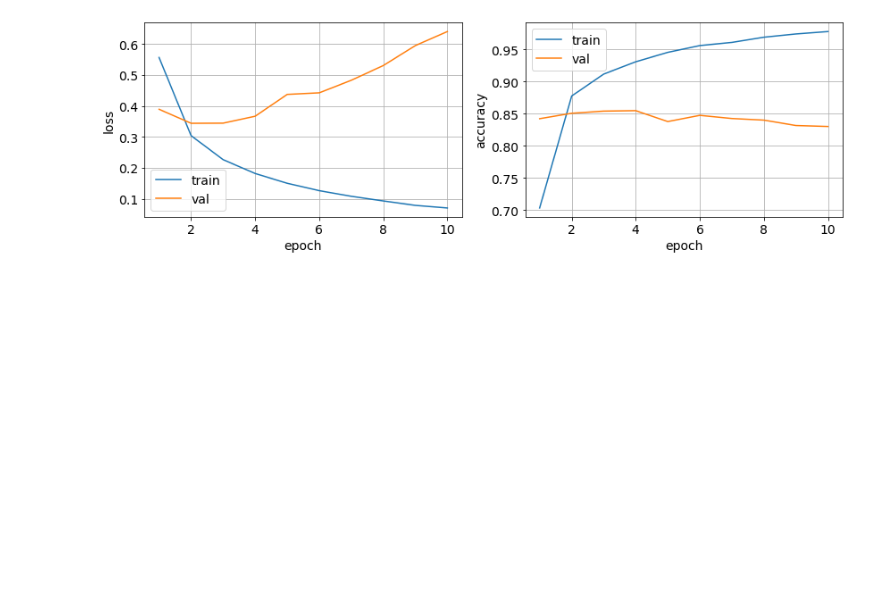
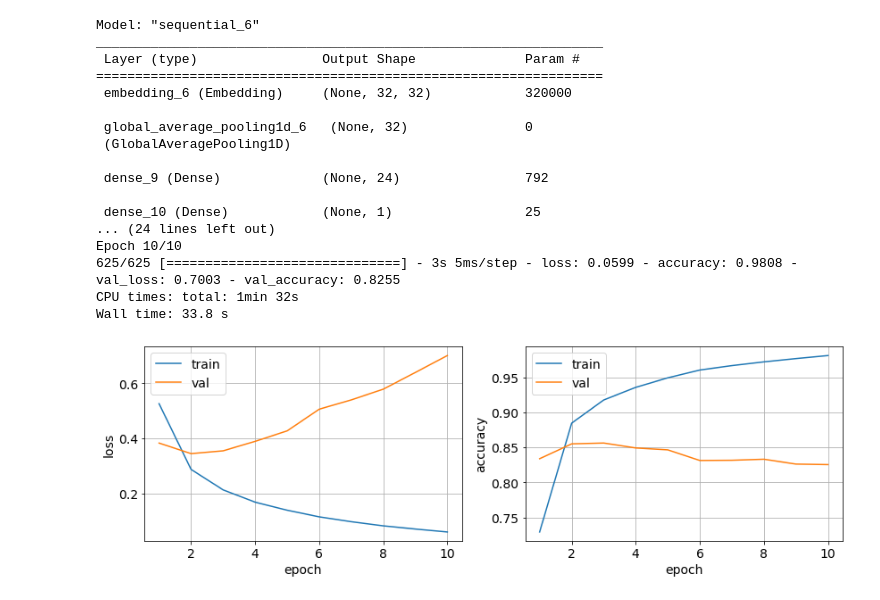
Before and after one commit to linjing-gz-gd/coursera-tensorflow-cert, a Jupyter notebook: C3-W2-embedding-sarcasm.ipynb, the cells around one changed output. Drawn from its saved outputs; the diff is of its cells as text; code cells hidden in the pictures; blank space fills up the shorter version.

```diff
--- a/C3-W2-embedding-sarcasm.ipynb
+++ b/C3-W2-embedding-sarcasm.ipynb
@@ -101,4 +39,0 @@ import utilities
-# %%
-utilities.plot_train_val_metrics(history, metrics=['loss', 'accuracy'])
-# %% [output]
-[figure, removed]
@@ -105,3 +71,25 @@ utilities.plot_train_val_metrics(history, metrics=['loss', 'accuracy'])
+# %%
+%%time
+model, tokenizer = fit_sarcasm(num_words=10000, embed_d=32, maxlen=32, dense_neuron=24)
+# %% [output]
+Model: "sequential_6"
+_________________________________________________________________
+ Layer (type)                Output Shape              Param #
+=================================================================
+ embedding_6 (Embedding)     (None, 32, 32)            320000
+
+ global_average_pooling1d_6   (None, 32)               0
+ (GlobalAveragePooling1D)
+
+ dense_9 (Dense)             (None, 24)                792
+
+ dense_10 (Dense)            (None, 1)                 25
+... (24 lines left out)
+Epoch 10/10
+625/625 [==============================] - 3s 5ms/step - loss: 0.0599 - accuracy: 0.9808 - val_loss: 0.7003 - val_accuracy: 0.8255
+CPU times: total: 1min 32s
+Wall time: 33.8 s
+[figure, added]
 # %%
 utilities.save_tsv(model, tokenizer, os.path.join('data', 'sarcasm', 'sarcasm'))
 # %%
```
Also changed, not shown: parts of 15 cells of this notebook, 3 other files.
